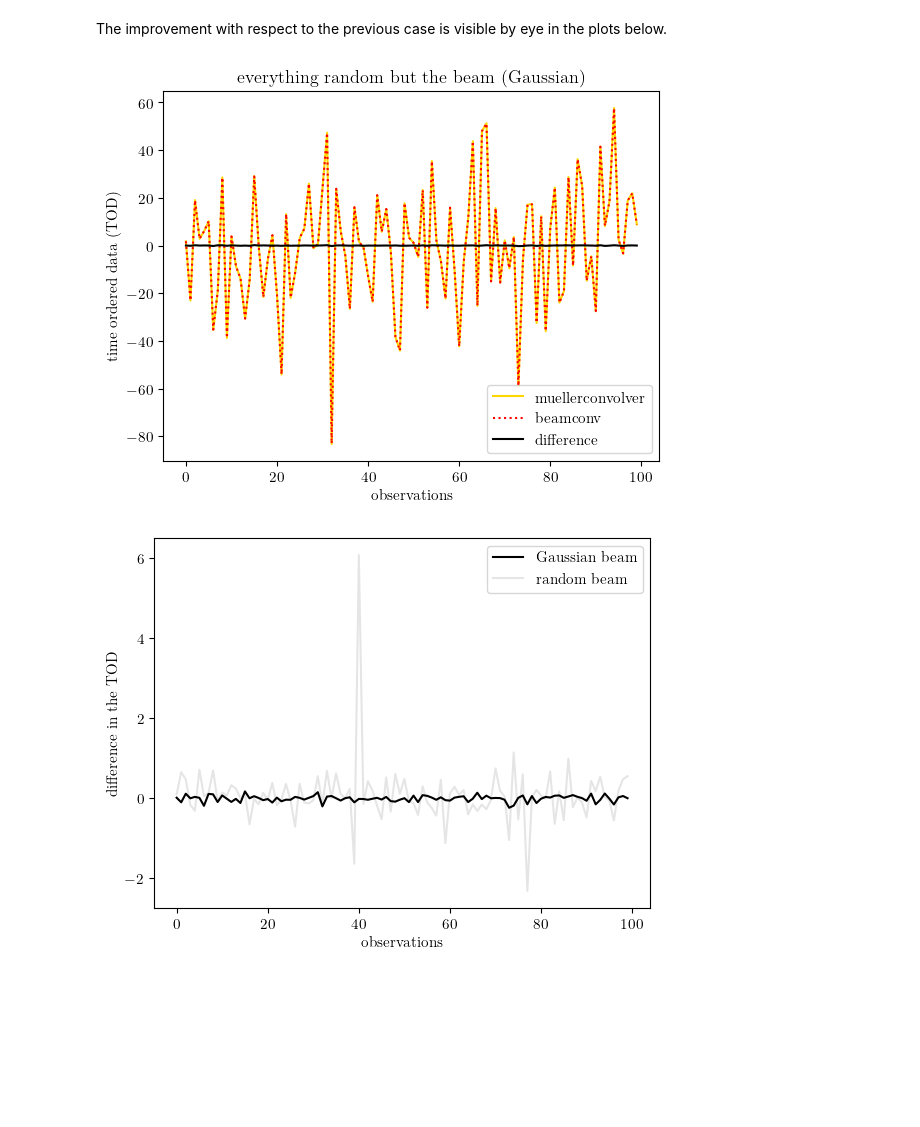
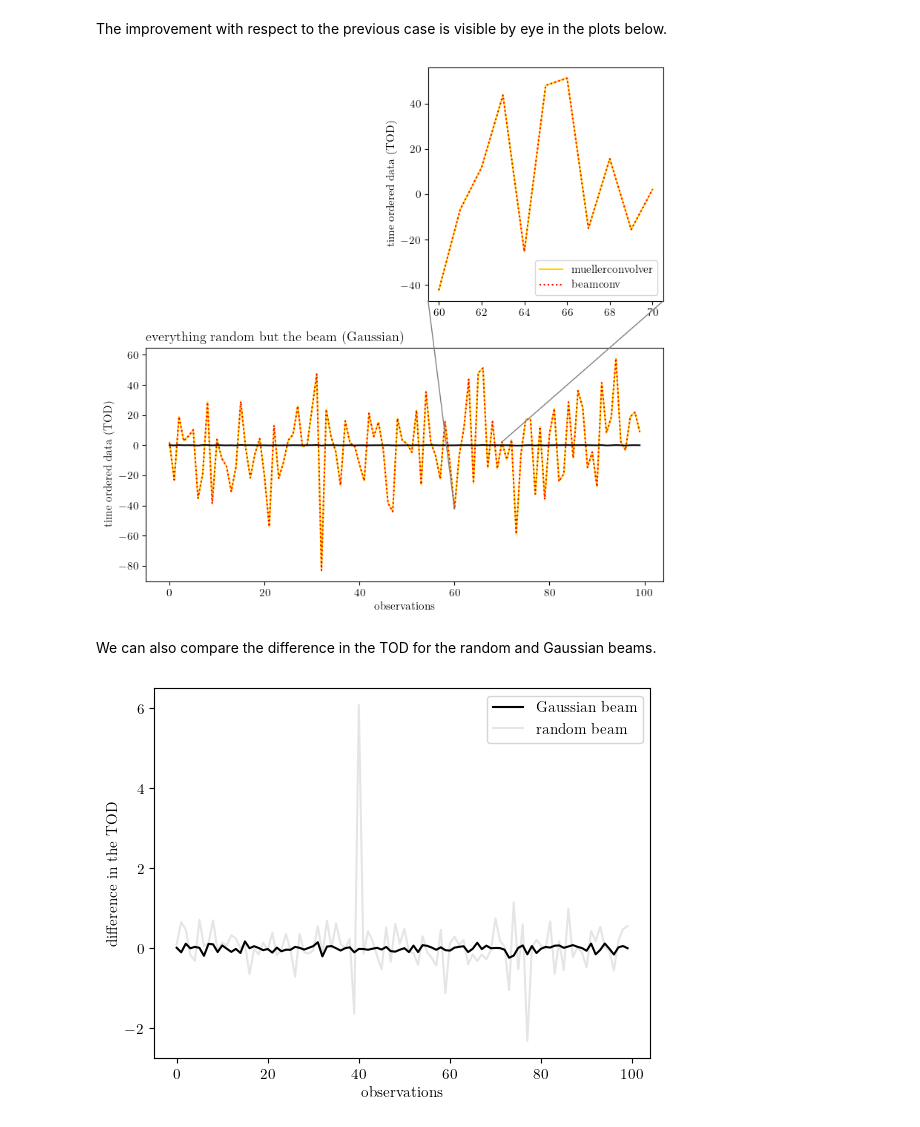
Before and after one commit to martamonelli/CMB-Inflate_WP4, a Jupyter notebook: aaa_comparison.ipynb, the cells around one changed output. Drawn from its saved outputs; the diff is of its cells as text; code cells hidden in the pictures; blank space fills up the shorter version.

```diff
--- a/aaa_comparison.ipynb
+++ b/aaa_comparison.ipynb
@@ -140,12 +161,12 @@ blm_gauss *= 0
 blm_gauss[0:3, 0:blmtmp.shape[1]] = blmtmp
 # %%
 # get the signal from beamconv
-signal_beamconv_TT = utils.get_beamconv_values(lmax=lmax, kmax=kmax, slm=random_slm, blm=blm_gauss,
+TOD_beamconv_gauss = utils.get_beamconv_values(lmax=lmax, kmax=kmax, slm=random_slm, blm=blm_gauss,
                                          ptg=random_ptg, hwp_angles=random_hwp_angles, mueller=random_mueller,
                                          mu_con_hwp=True, mu_con_spin=True)
 # %%
 # now do the same thing with MuellerConvolver
-fullconv = mueller_convolver.MuellerConvolver(
+fullconv_gauss = mueller_convolver.MuellerConvolver(
     lmax=lmax,
     kmax=kmax,
     slm=random_slm,
@@ -155,7 +176,5 @@ fullconv = mueller_convolver.MuellerConvolver(
     epsilon=1e-7,
     nthreads=1,
 )
-signal_muellerconvolver = fullconv.signal(ptg=random_ptg, alpha=random_hwp_angles)
-
-del(fullconv)
+TOD_muellerconvolver_gauss = fullconv_gauss.signal(ptg=random_ptg, alpha=random_hwp_angles)
 # %% [markdown]
@@ -167,17 +186,46 @@ print("L2 error to beamconv + HWP + spin:", ducc0.misc.l2error(signal_beamconv_T
 L2 error to beamconv + HWP + spin: 0.0031168161395581763
 # %% [markdown]
 The improvement with respect to the previous case is visible by eye in the plots below.
-# %%
-# plotting diff
-plt.plot(signal_muellerconvolver, color='gold', label="muellerconvolver")
-plt.plot(signal_beamconv_TT, color='red', linestyle=':', label="beamconv")
-plt.plot(signal_muellerconvolver-signal_beamconv_TT, color='black', label="difference")
-plt.legend(loc='lower right')
-plt.xlabel('observations')
-plt.ylabel('time ordered data (TOD)')
-plt.title('everything random but the beam (Gaussian)')
-plt.show()
-# %% [output]
-[figure, removed]
+# %%
+diff_gauss = TOD_muellerconvolver_gauss - TOD_beamconv_gauss
+
+from matplotlib.patches import ConnectionPatch
+
+# Create figures / axes
+fig = plt.figure(figsize=(9, 9))
+top_right = fig.add_subplot(2, 2, 2)
+bottom = fig.add_subplot(2, 1, 2)
+fig.subplots_adjust(hspace=.2)
+
+bottom.plot(TOD_muellerconvolver_gauss, color='gold', label="muellerconvolver")
+bottom.plot(TOD_beamconv_gauss, color='red', linestyle=':', label="beamconv")
+bottom.plot(diff_gauss, color='black', label="difference")
+bottom.set_xlabel('observations')
+bottom.set_ylabel('time ordered data (TOD)')
+bottom.set_title('everything random but the beam (Gaussian)', loc='left')
+
+top_right.plot(np.arange(nptg)[60:71],TOD_muellerconvolver_gauss[60:71], color='gold', label="muellerconvolver")
+top_right.plot(np.arange(nptg)[60:71],TOD_beamconv_gauss[60:71], color='red', linestyle=':', label="beamconv")
+top_right.legend()
+top_right.set_ylabel('time ordered data (TOD)')
+
+# Add the connection patches
+fig.add_artist(ConnectionPatch(
+    xyA=(0, 0), coordsA=top_right.transAxes,
+    xyB=(np.arange(nptg)[60],TOD_muellerconvolver_gauss[60]), coordsB=bottom.transData,
+    color='gray'
+))
+
+fig.add_artist(ConnectionPatch(
+    xyA=(1, 0), coordsA=top_right.transAxes,
+    xyB=(np.arange(nptg)[70],TOD_muellerconvolver_gauss[70]), coordsB=bottom.transData,
+    color='gray'
+))
+
+plt.show()
+# %% [output]
+[figure, added]
+# %% [markdown]
+We can also compare the difference in the TOD for the random and Gaussian beams.
 # %%
 # plotting diff
```
Also changed, not shown: parts of 61 cells of this notebook.
